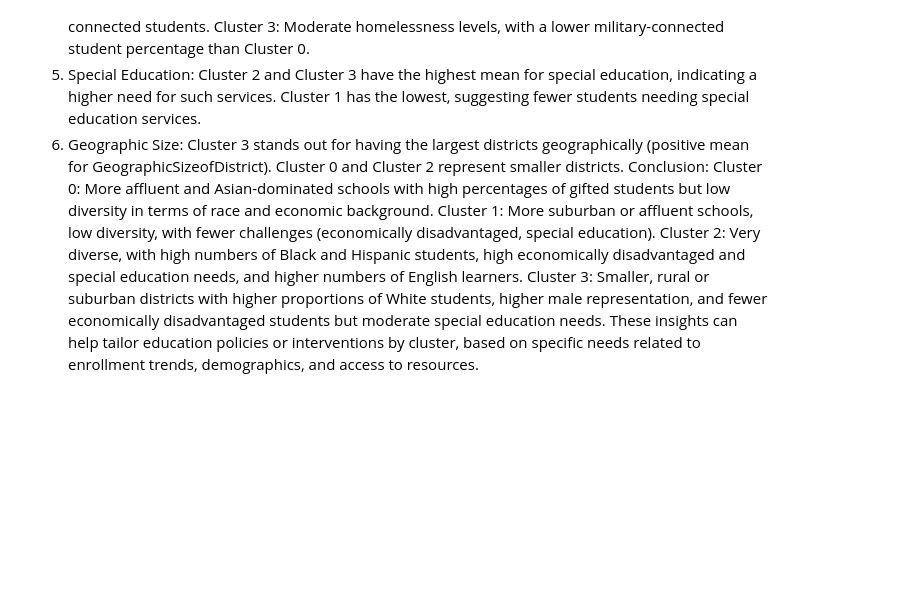
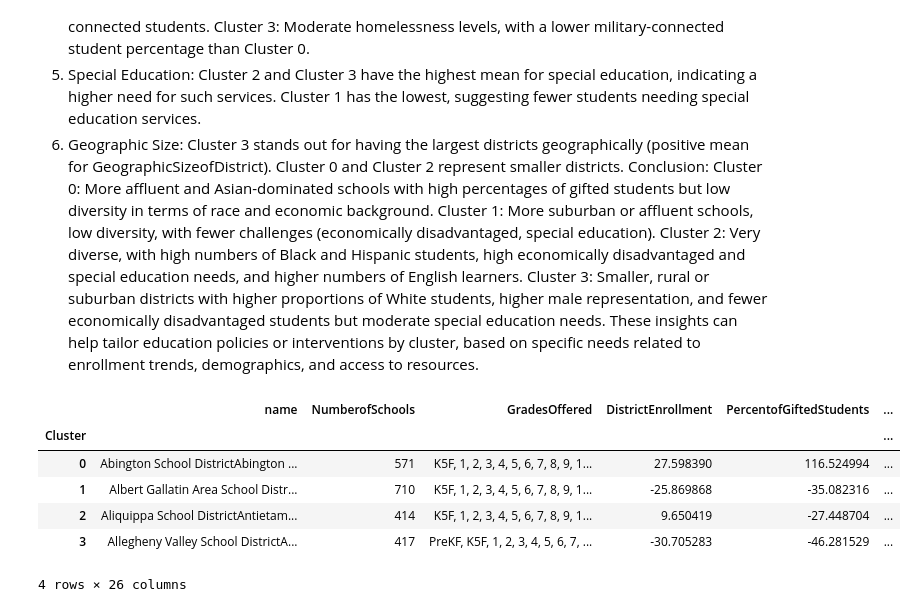
Before and after one commit to samantharudra/ds_finalproject, a Jupyter notebook: code/clustering.ipynb, the cells around one changed output. Saved outputs shown, nothing was run; the diff lists cells and outputs as text; code cells hidden in the pictures; blank space fills up the shorter version.

```diff
--- a/code/clustering.ipynb
+++ b/code/clustering.ipynb
@@ -11,8 +7,8 @@ from sklearn.metrics import silhouette_score
 import matplotlib.pyplot as plt
 # %%
 # Read in Data
-district_facts = pd.read_excel("data/raw data/DistrictFastFacts_20232024.xlsx")
-internet_access = pd.read_csv("data/raw data/DistrictMap.csv", encoding="utf-16", delimiter = "\t")
+district_facts = pd.read_excel("../data/raw data/DistrictFastFacts_20232024.xlsx")
+internet_access = pd.read_csv("../data/raw data/DistrictMap.csv", encoding="utf-16", delimiter = "\t")
 # %%
 # Create column to join on
 district_facts["name"] = district_facts["DistrictName"].str.replace("SD", "School District")
@@ -33,7 +29,7 @@ joined_data.head()
 cols = ["name", "NumberofSchools", "GradesOffered", "DistrictEnrollment", "PercentofGiftedStudents",
         "CharterSchoolEnrollment", "GeographicSizeofDistrict", "AmericanIndian_AlaskanNative", "Asian", "NativeHawaiianorotherPacificIslander",
        "Black", "Hispanic", "White", "TwoOrMoreRaces", "EconomicallyDisadvantaged", "EnglishLearner", "SpecialEducation", "Female", "Male",
-       "Homeless", "MilitaryConnected", "perc_unconnected_students"]
+       "Homeless", "MilitaryConnected", "perc_unconnected_students", "Latitude", "Longitude"]
 joined_data = joined_data[cols]
 # %%
 # Recode percentages
@@ -336,3 +334,13 @@ Cluster 1: More suburban or affluent schools, low diversity, with fewer challeng
 Cluster 2: Very diverse, with high numbers of Black and Hispanic students, high economically disadvantaged and special education needs, and higher numbers of English learners.
 Cluster 3: Smaller, rural or suburban districts with higher proportions of White students, higher male representation, and fewer economically disadvantaged students but moderate special education needs.
 These insights can help tailor education policies or interventions by cluster, based on specific needs related to enrollment trends, demographics, and access to resources.
+# %%
+joined_data.groupby('Cluster').sum()
+# %% [output]
+|  | name | NumberofSchools | GradesOffered | DistrictEnrollment | PercentofGiftedStudents | ... |
+| Cluster |  |  |  |  |  | ... |
+| 0 | Abington School DistrictAbington ... | 571 | K5F, 1, 2, 3, 4, 5, 6, 7, 8, 9, 1... | 27.598390 | 116.524994 | ... |
+| 1 | Albert Gallatin Area School Distr... | 710 | K5F, 1, 2, 3, 4, 5, 6, 7, 8, 9, 1... | -25.869868 | -35.082316 | ... |
+| 2 | Aliquippa School DistrictAntietam... | 414 | K5F, 1, 2, 3, 4, 5, 6, 7, 8, 9, 1... | 9.650419 | -27.448704 | ... |
+| 3 | Allegheny Valley School DistrictA... | 417 | PreKF, K5F, 1, 2, 3, 4, 5, 6, 7, ... | -30.705283 | -46.281529 | ... |
+4 rows × 26 columns
```
Also changed, not shown: parts of 2 cells of this notebook, 7 other files.
